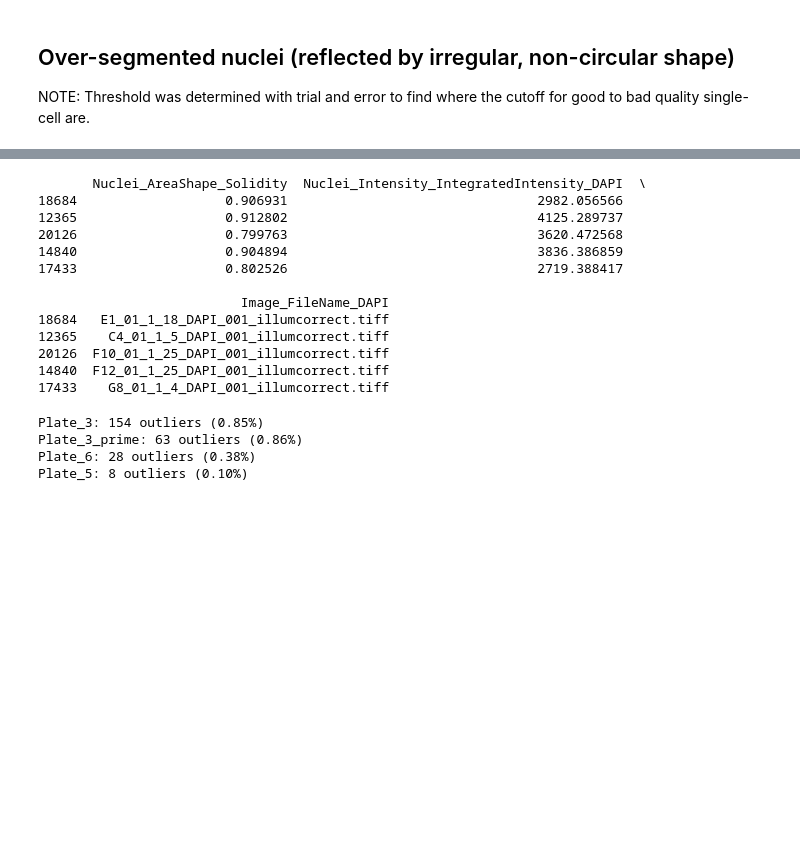
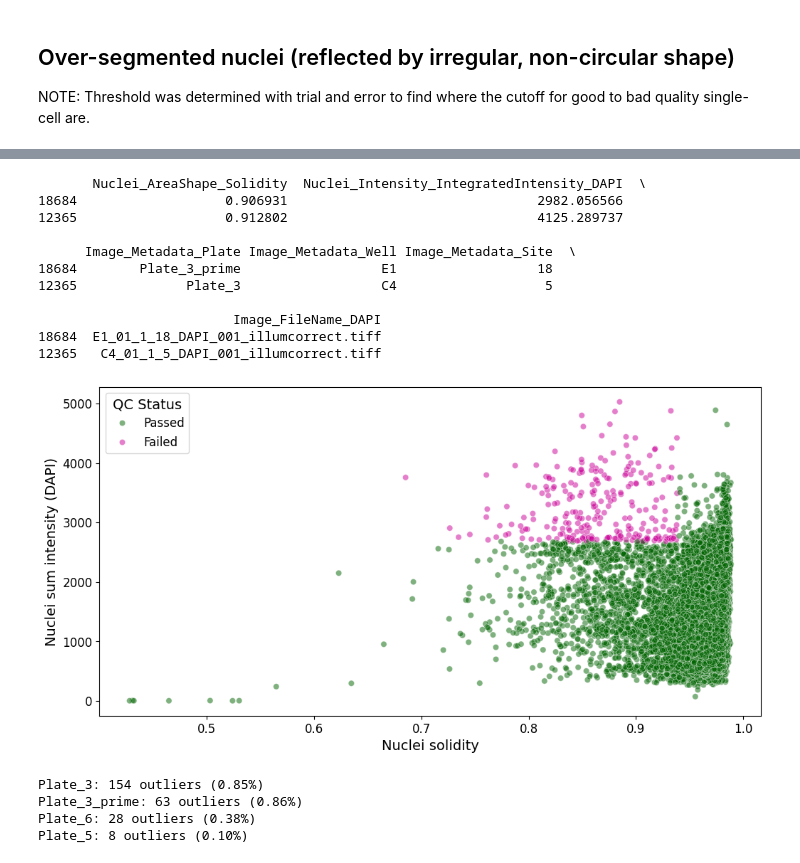
Before and after one commit to WayScience/nf1_schwann_cell_painting_data, a Jupyter notebook: 3.processing_features/1.sc_cosmicqc.ipynb, the cells around one changed output, grey strips where cells are left out. Drawn from its saved outputs; the diff is of its cells as text; code cells hidden in the pictures; blank space fills up the shorter version.

```diff
--- a/3.processing_features/1.sc_cosmicqc.ipynb
+++ b/3.processing_features/1.sc_cosmicqc.ipynb
@@ -330,7 +409,7 @@ outlier_threshold = -2
 # find irregular shaped nuclei
 feature_thresholds = {
     "Nuclei_AreaShape_Solidity": -1.25,
-    "Nuclei_Intensity_IntegratedIntensity_DAPI": 2
+    "Nuclei_Intensity_IntegratedIntensity_DAPI": 2,
 }
 
 irregular_nuclei_outliers = find_outliers(
@@ -340,14 +419,15 @@ irregular_nuclei_outliers = find_outliers(
 )
 
 irregular_nuclei_outliers_cdf = CytoDataFrame(
-    data=irregular_nuclei_outliers,
-    image_adjustment=do_not_adjust_image_brightness
+    data=irregular_nuclei_outliers, image_adjustment=do_not_adjust_image_brightness
 )[
     [
         "Nuclei_AreaShape_Solidity",
         "Nuclei_Intensity_IntegratedIntensity_DAPI",
+        "Image_Metadata_Plate",
+        "Image_Metadata_Well",
+        "Image_Metadata_Site",
         "Image_FileName_DAPI",
-
     ]
 ]
 
@@ -371,21 +455,69 @@ Nuclei_Intensity_IntegratedIntensity_DAPI Max: 5026.981560587883
 1939   B12_01_1_17_DAPI_001_illumcorrect.tiff
 20420  E12_01_1_24_DAPI_001_illumcorrect.tiff
 # %%
-irregular_nuclei_outliers_cdf.sample(n=5, random_state=0)
+irregular_nuclei_outliers_cdf.sample(n=2, random_state=0)
 # %% [output]
        Nuclei_AreaShape_Solidity  Nuclei_Intensity_IntegratedIntensity_DAPI  \
 18684                   0.906931                                2982.056566
 12365                   0.912802                                4125.289737
-20126                   0.799763                                3620.472568
-14840                   0.904894                                3836.386859
-17433                   0.802526                                2719.388417
 
-                          Image_FileName_DAPI
-18684   E1_01_1_18_DAPI_001_illumcorrect.tiff
-12365    C4_01_1_5_DAPI_001_illumcorrect.tiff
-20126  F10_01_1_25_DAPI_001_illumcorrect.tiff
-14840  F12_01_1_25_DAPI_001_illumcorrect.tiff
-17433    G8_01_1_4_DAPI_001_illumcorrect.tiff
+      Image_Metadata_Plate Image_Metadata_Well Image_Metadata_Site  \
+18684        Plate_3_prime                  E1                  18
+12365              Plate_3                  C4                   5
+
+                         Image_FileName_DAPI
+18684  E1_01_1_18_DAPI_001_illumcorrect.tiff
+12365   C4_01_1_5_DAPI_001_illumcorrect.tiff
+# %%
+# Create a new column 'qc_status' in filtered_combined_df
+copy_filtered_combined_df = filtered_combined_df.copy()
+copy_filtered_combined_df["qc_status"] = copy_filtered_combined_df.index.map(
+    lambda idx: "Failed" if idx in irregular_nuclei_outliers.index else "Passed"
+)
+
+# Set figure size
+plt.figure(figsize=(12, 6))
+
+# Scatterplot for intensity and solidity in the DataFrame
+ax = sns.scatterplot(
+    data=copy_filtered_combined_df,
+    x="Nuclei_AreaShape_Solidity",
+    y="Nuclei_Intensity_IntegratedIntensity_DAPI",
+    hue="qc_status",  # Color points by qc_status
+    alpha=0.5,  # Set transparency for better visibility
+    palette={
+        "Passed": "#006400",
+        "Failed": "#CC0099",
+    },  # Custom colors for Passed and Failed
+)
+
+# Customize the plot
+plt.xlabel("Nuclei solidity", fontsize=14)
+plt.ylabel("Nuclei sum intensity (DAPI)", fontsize=14)
+plt.xticks(fontsize=12)
+plt.yticks(fontsize=12)
+
+# Retrieve handles and labels correctly
+handles, labels = ax.get_legend_handles_labels()
+ax.legend(
+    handles=handles,
+    labels=labels,
+    title="QC Status",
+    loc="upper left",
+    fontsize=12,
+    title_fontsize=14,
+)
+
+plt.savefig(
+    qc_fig_dir / "irregular_nuclei_outliers_scatterplot.png",
+    dpi=500,
+    bbox_inches="tight",
+)
+
+# Show the plot
+plt.show()
+# %% [output]
+[figure, added]
 # %%
 # Print out the number of outliers across plates
 outlier_counts = irregular_nuclei_outliers["Image_Metadata_Plate"].value_counts()
```
Also changed, not shown: parts of 10 cells of this notebook, 6 other files.
